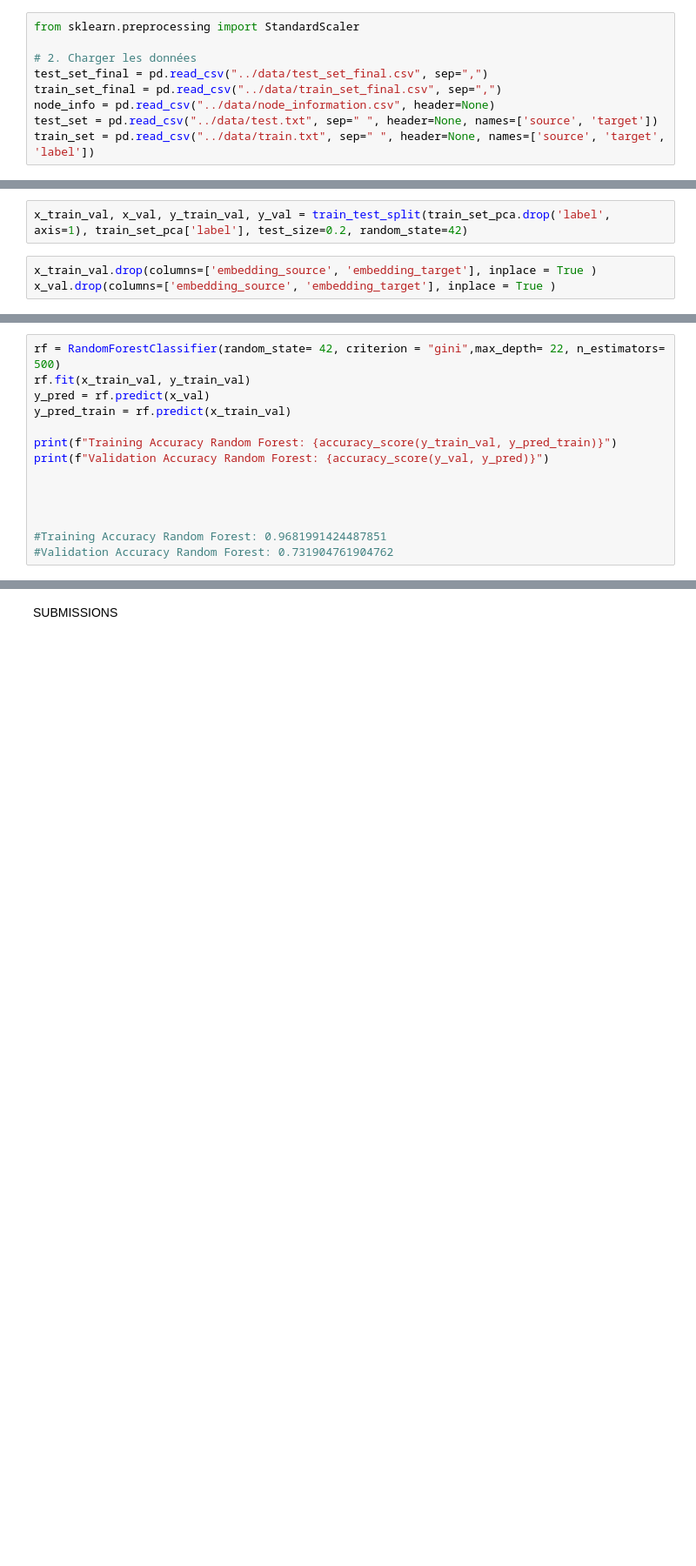
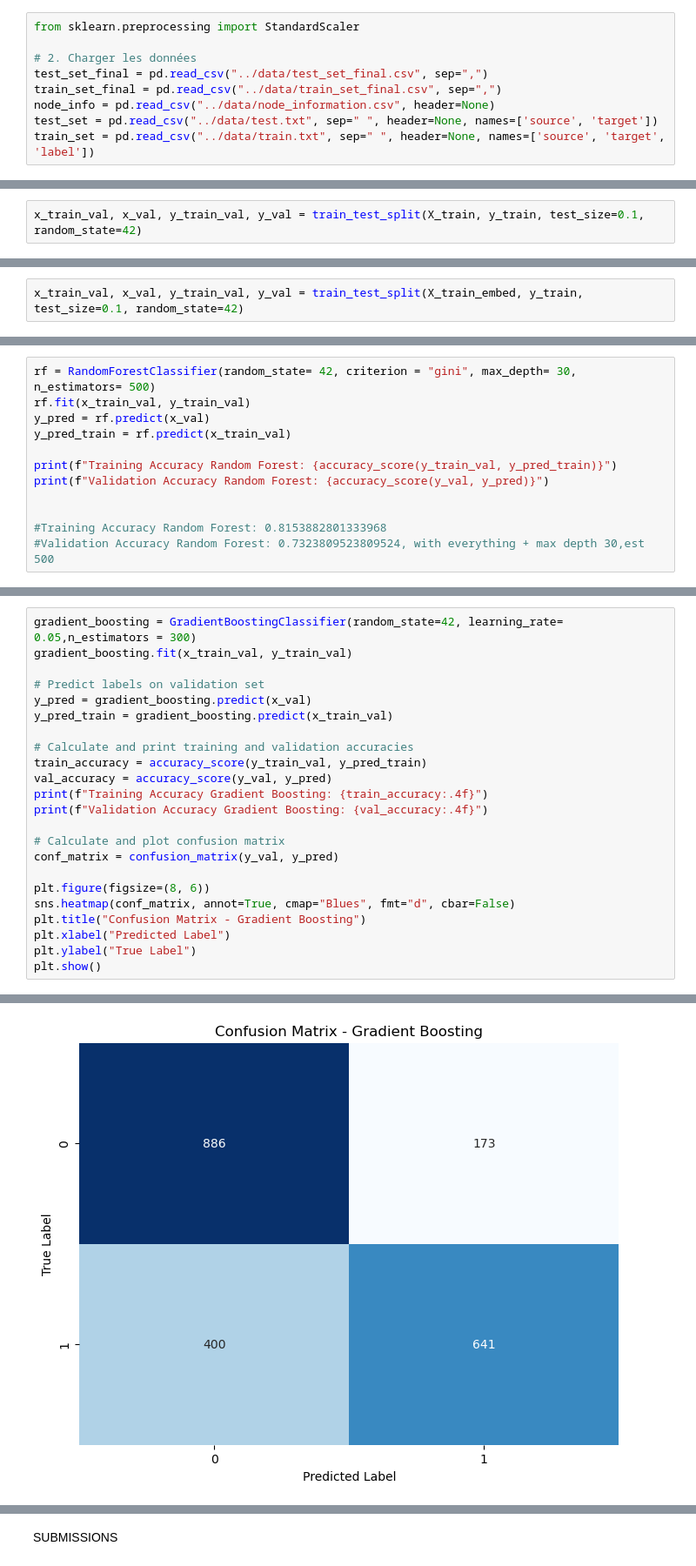
Before and after one commit to Behachee/Predicting-missing-links-co-occurrence-network, a Jupyter notebook: 2- Modeling/model_jo.ipynb, the cells around one changed output, grey strips where cells are left out. Shown at 87% size. Cells and saved outputs as stored; diff of their text form; blank space fills up the shorter version.

```diff
--- a/2- Modeling/model_jo.ipynb
+++ b/2- Modeling/model_jo.ipynb
@@ -321,5 +216,2 @@ train_set_pca = pd.concat([other_data.reset_index(drop=True), source_pca_df, tar
 # %%
-x_train_val, x_val, y_train_val, y_val = train_test_split(train_set_pca.drop('label', axis=1), train_set_pca['label'], test_size=0.2, random_state=42)
+x_train_val, x_val, y_train_val, y_val = train_test_split(X_train, y_train, test_size=0.1, random_state=42)
-# %%
-x_train_val.drop(columns=['embedding_source', 'embedding_target'], inplace = True )
-x_val.drop(columns=['embedding_source', 'embedding_target'], inplace = True )
@@ -325,0 +267,2 @@ x_val.drop(columns=['embedding_source', 'embedding_target'], inplace = True )
+# %%
+x_train_val, x_val, y_train_val, y_val = train_test_split(X_train_embed, y_train, test_size=0.1, random_state=42)
@@ -326,5 +288,5 @@ x_val.drop(columns=['embedding_source', 'embedding_target'], inplace = True )
 # %%
-rf = RandomForestClassifier(random_state= 42, criterion = "gini",max_depth= 22, n_estimators= 500)
+rf = RandomForestClassifier(random_state= 42, criterion = "gini", max_depth= 30, n_estimators= 500)
 rf.fit(x_train_val, y_train_val)
 y_pred = rf.predict(x_val)
 y_pred_train = rf.predict(x_train_val)
@@ -333,8 +295,6 @@ print(f"Training Accuracy Random Forest: {accuracy_score(y_train_val, y_pred_tra
 print(f"Validation Accuracy Random Forest: {accuracy_score(y_val, y_pred)}")
 
 
-
-
-#Training Accuracy Random Forest: 0.9681991424487851
-#Validation Accuracy Random Forest: 0.731904761904762
+#Training Accuracy Random Forest: 0.8153882801333968
+#Validation Accuracy Random Forest: 0.7323809523809524, with everything + max depth 30,est 500
 # %% [output]
@@ -342,0 +303,24 @@ Validation Accuracy Random Forest: 0.7309523809523809
+# %%
+gradient_boosting = GradientBoostingClassifier(random_state=42, learning_rate= 0.05,n_estimators = 300)
+gradient_boosting.fit(x_train_val, y_train_val)
+
+# Predict labels on validation set
+y_pred = gradient_boosting.predict(x_val)
+y_pred_train = gradient_boosting.predict(x_train_val)
+
+# Calculate and print training and validation accuracies
+train_accuracy = accuracy_score(y_train_val, y_pred_train)
+val_accuracy = accuracy_score(y_val, y_pred)
+print(f"Training Accuracy Gradient Boosting: {train_accuracy:.4f}")
+print(f"Validation Accuracy Gradient Boosting: {val_accuracy:.4f}")
+
+# Calculate and plot confusion matrix
+conf_matrix = confusion_matrix(y_val, y_pred)
+
+plt.figure(figsize=(8, 6))
+sns.heatmap(conf_matrix, annot=True, cmap="Blues", fmt="d", cbar=False)
+plt.title("Confusion Matrix - Gradient Boosting")
+plt.xlabel("Predicted Label")
+plt.ylabel("True Label")
+plt.show()
+# %% [output]
@@ -342,0 +329 @@ Validation Accuracy Random Forest: 0.7309523809523809
+[figure, added]
```
Also changed, not shown: parts of 19 cells of this notebook, 6 other files.
